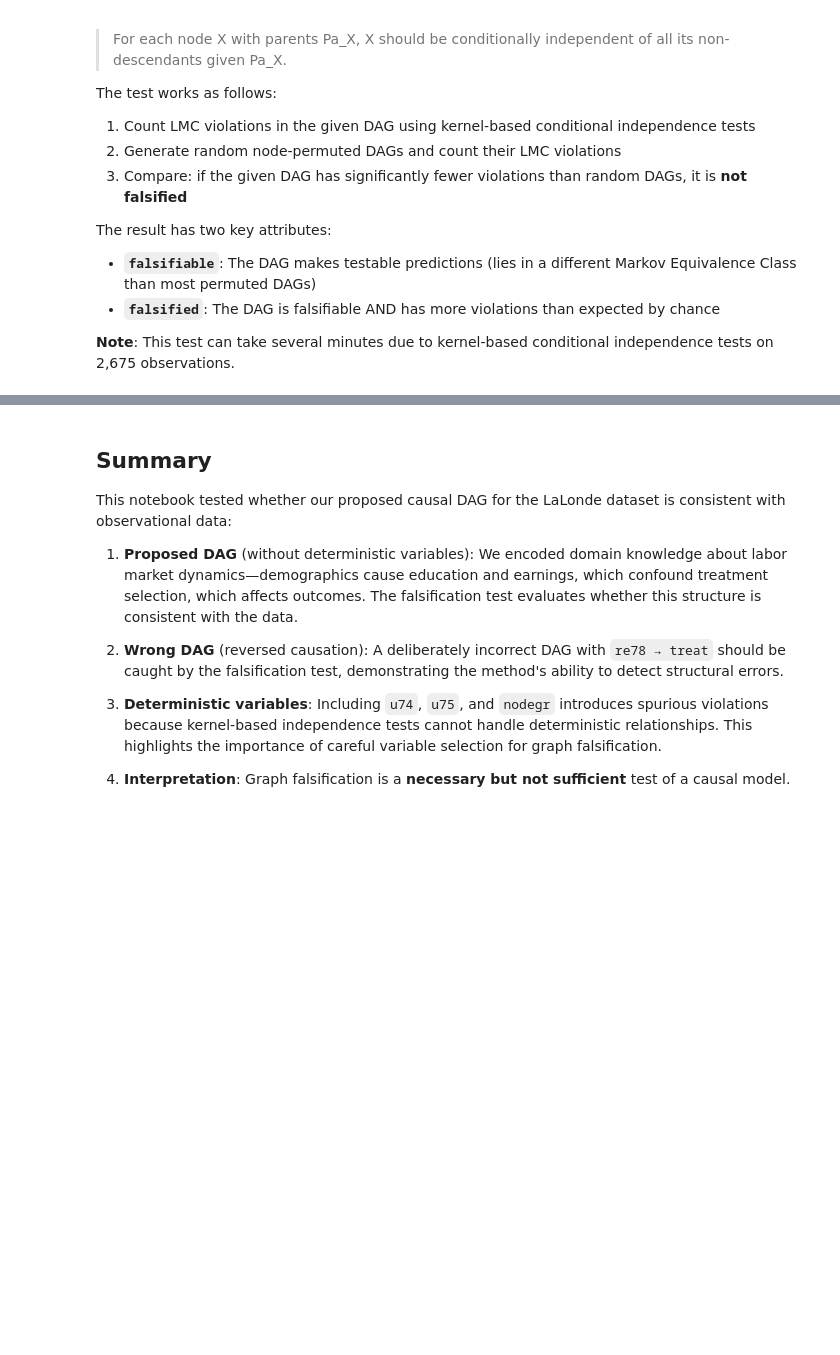
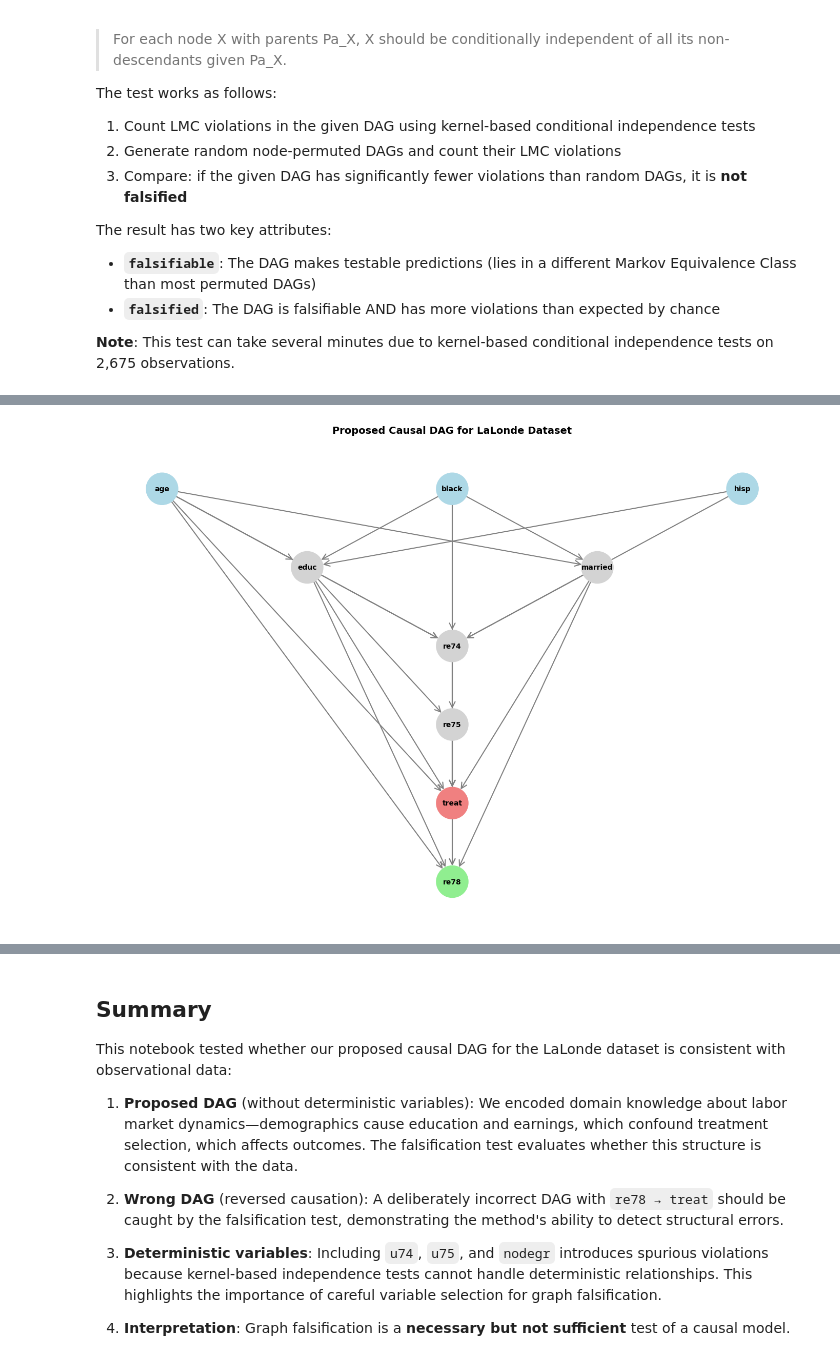
Before and after one commit to bernomone/causal-stuff, a Jupyter notebook: notebooks/04_lalonde_dag_falsification.ipynb, the cells around one changed output, grey strips where cells are left out. Saved outputs shown, nothing was run; the diff lists cells and outputs as text; code cells hidden in the pictures; blank space fills up the shorter version.

Commit message:
feat: use dowhy

```diff
--- a/notebooks/04_lalonde_dag_falsification.ipynb
+++ b/notebooks/04_lalonde_dag_falsification.ipynb
@@ -221,0 +233,12 @@ plot_local_insights(dag, result)
+# %%
+# Re-run falsification with suggestions enabled
+print("Running falsification with suggestions (this may take longer)...\n")
+
+result_with_suggestions = falsify_graph(
+    dag,
+    dag_data,
+    suggestions=True,  # Enable causal minimality testing
+    show_progress_bar=True,
+)
+
+print(result_with_suggestions)
@@ -221,0 +261,18 @@ plot_local_insights(dag, result)
+# %%
+# Apply the suggested corrections
+from dowhy.gcm.falsify import apply_suggestions
+
+corrected_dag = apply_suggestions(dag, result_with_suggestions)
+
+print(f"Original DAG: {dag.number_of_edges()} edges")
+print(f"Corrected DAG: {corrected_dag.number_of_edges()} edges")
+print(f"Edges removed: {dag.number_of_edges() - corrected_dag.number_of_edges()}")
+
+# Show which edges were removed
+removed_edges = set(dag.edges()) - set(corrected_dag.edges())
+if removed_edges:
+    print(f"\nRemoved edges (violate causal minimality):")
+    for edge in sorted(removed_edges):
+        print(f"  {edge[0]} → {edge[1]}")
+else:
+    print("\nNo edges removed - all edges are necessary.")
@@ -222,3 +320,7 @@ plot_local_insights(dag, result)
+# %%
+visualize_dag(corrected_dag)
+# %% [output]
+[figure, added]
 # %% [markdown]
 ## Interpretation
 
```
Also changed, not shown: parts of 19 cells of this notebook.
